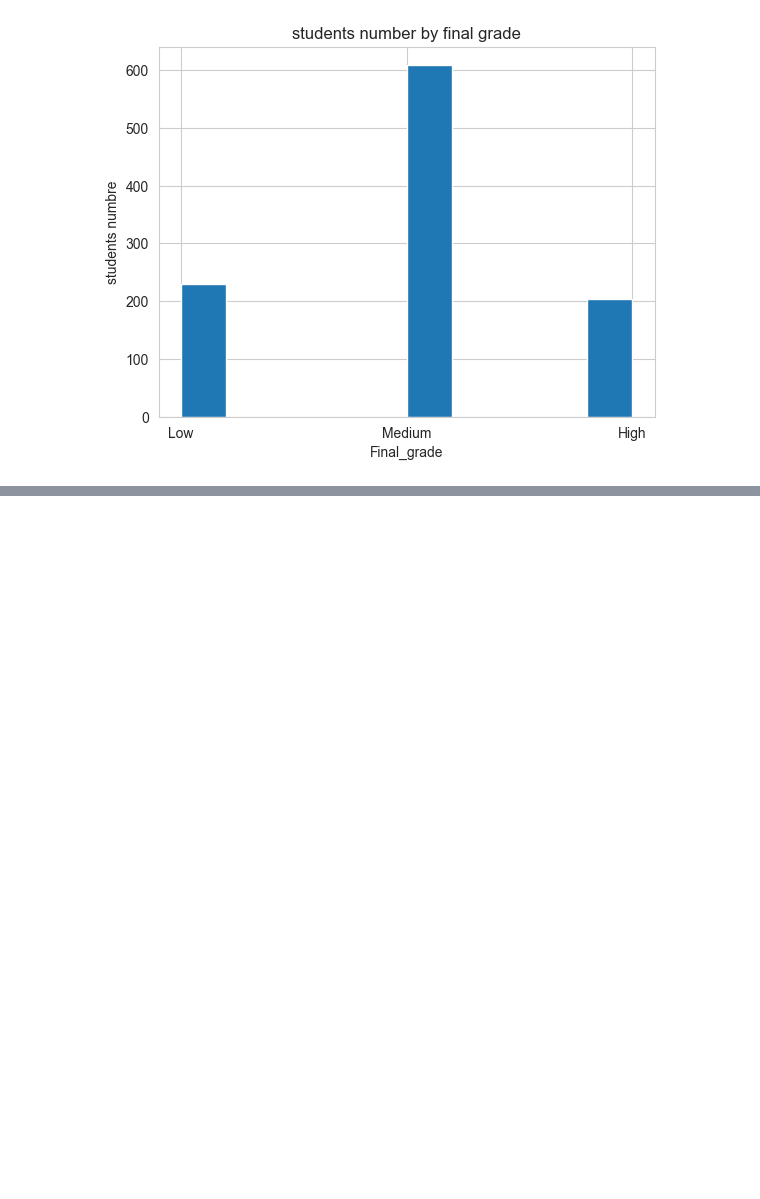
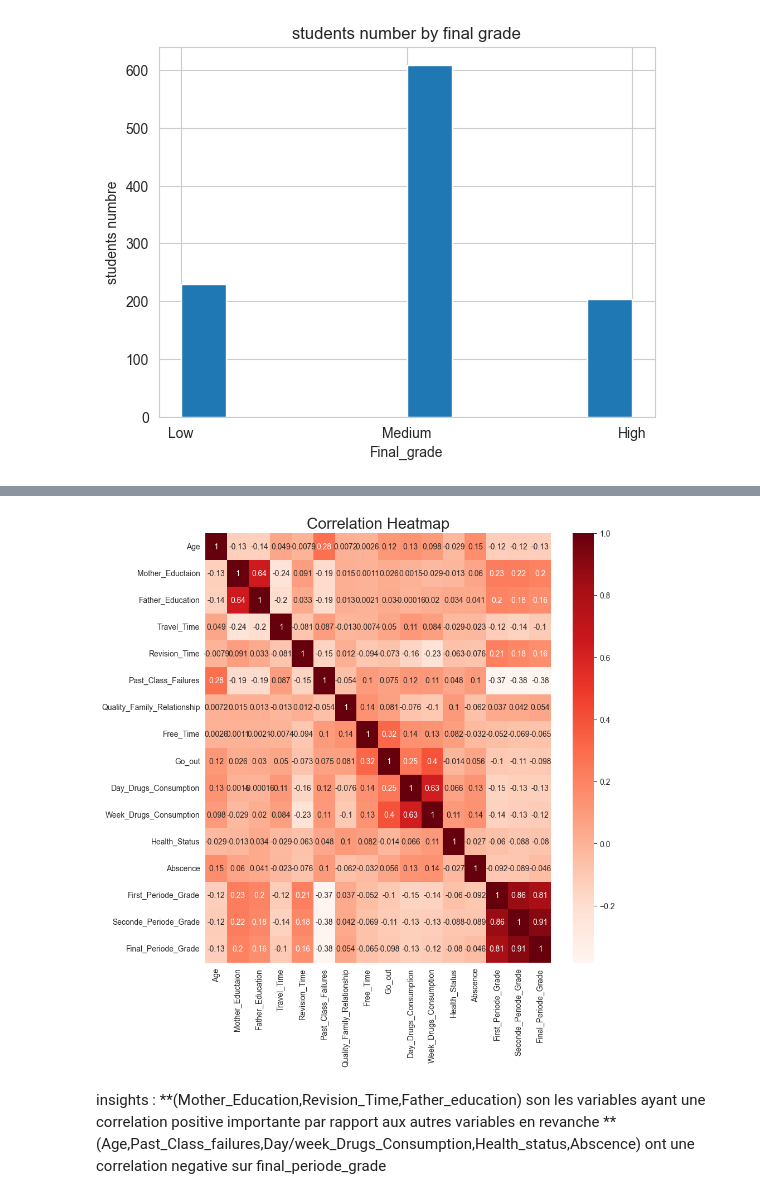
Before and after one commit to AyoubSamy/performance_student_analysis_project, a Jupyter notebook: notebook/notbook1.ipynb, the cells around one changed output, grey strips where cells are left out. Cells and saved outputs as stored; diff of their text form; code cells hidden in the pictures; blank space fills up the shorter version.

```diff
--- a/notebook/notbook1.ipynb
+++ b/notebook/notbook1.ipynb
@@ -294,0 +326,5 @@ lr = LogisticRegression(multi_class='multinomial', solver='newton-cg',fit_interc
+# %%
+#convert data type categorie to object
+df["Final_grade"] = df["Final_grade"].astype(object)
+df["Binned_Revision_Time"] = df["Binned_Revision_Time"].astype(object)
+df.head()
@@ -294,0 +339,8 @@ lr = LogisticRegression(multi_class='multinomial', solver='newton-cg',fit_interc
+# %%
+#s'eparer les column selon son type :
+numeric_features = [feature for feature in df.columns if df[feature].dtype != 'O']
+categorical_features = [feature for feature in df.columns if df[feature].dtype == 'O']
+
+# print columns
+print('We have {} numerical features : {}'.format(len(numeric_features), numeric_features))
+print('\nWe have {} categorical features : {}'.format(len(categorical_features), categorical_features))
@@ -294,0 +351,11 @@ lr = LogisticRegression(multi_class='multinomial', solver='newton-cg',fit_interc
+# %%
+corr = df[numeric_features].corr()
+plt.figure(figsize=(10,10))
+sns.heatmap(corr, annot=True, cmap="Reds")
+plt.title('Correlation Heatmap', fontsize=20)
+plt.show()
+# %% [output]
+[figure, added]
+# %% [markdown]
+insights : **(Mother_Education,Revision_Time,Father_education) son les variables ayant une correlation positive importante par rapport aux autres variables
+   en revanche ** (Age,Past_Class_failures,Day/week_Drugs_Consumption,Health_status,Abscence) ont une correlation negative sur final_periode_grade
```
Also changed, not shown: parts of 55 cells of this notebook, 1 other file.
